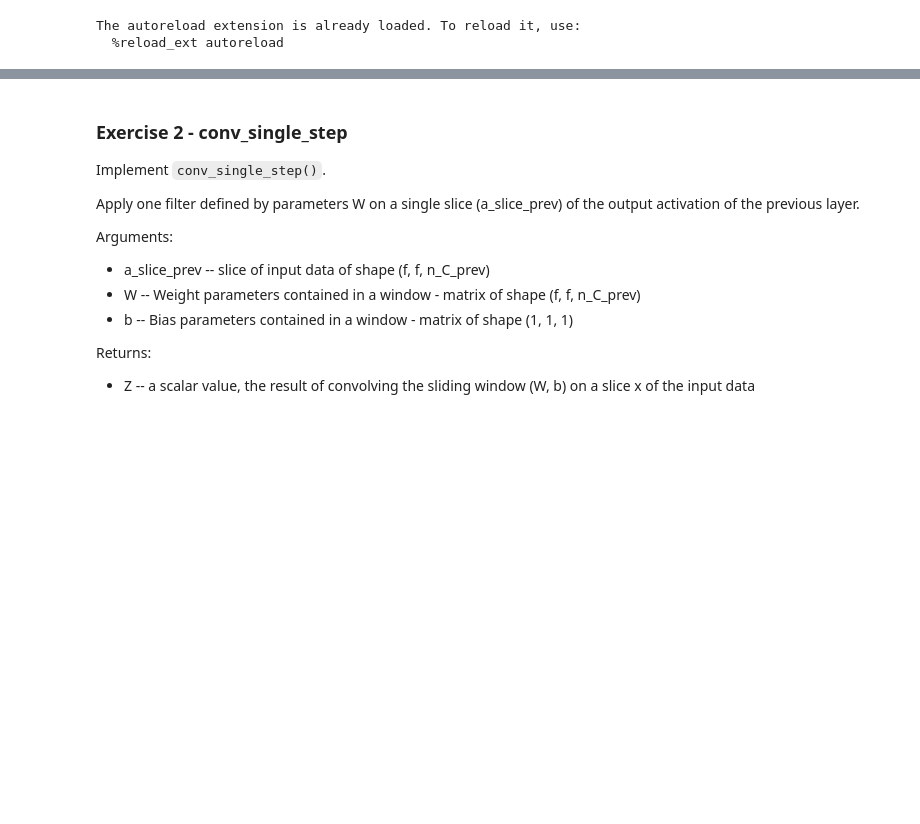
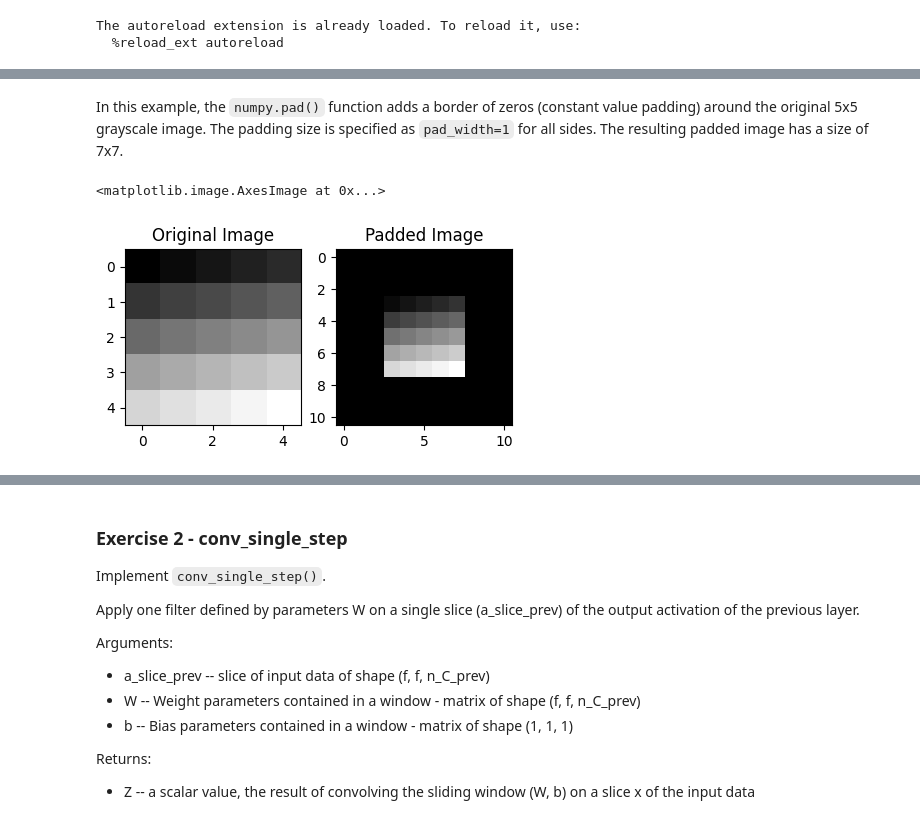
Before and after one commit to vkjadon/tf-CNN, a Jupyter notebook: tf116introCNN.ipynb, the cells around one changed output, grey strips where cells are left out. Drawn from its saved outputs; the diff is of its cells as text; code cells hidden in the pictures; blank space fills up the shorter version.

```diff
--- a/tf116introCNN.ipynb
+++ b/tf116introCNN.ipynb
@@ -42,0 +31,22 @@ def zero_pad(X, pad):
+# %%
+image = np.arange(1,26).reshape(5,5)
+
+# Add zero-padding of size 1 to all sides
+padded_image = np.pad(image, pad_width=3, mode='constant')
+
+print("Original Image:")
+print(image)
+
+print("\nPadded Image:")
+print(padded_image)
+# %% [markdown]
+In this example, the `numpy.pad()` function adds a border of zeros (constant value padding) around the original 5x5 grayscale image. The padding size is specified as `pad_width=1` for all sides. The resulting padded image has a size of 7x7.
+# %%
+fig, axarr = plt.subplots(1, 2)
+axarr[0].set_title('Original Image')
+axarr[0].imshow(image)
+axarr[1].set_title('Padded Image')
+axarr[1].imshow(padded_image)
+# %% [output]
+<matplotlib.image.AxesImage at 0x...>
+[figure, added]
```
Also changed, not shown: parts of 7 cells of this notebook.
